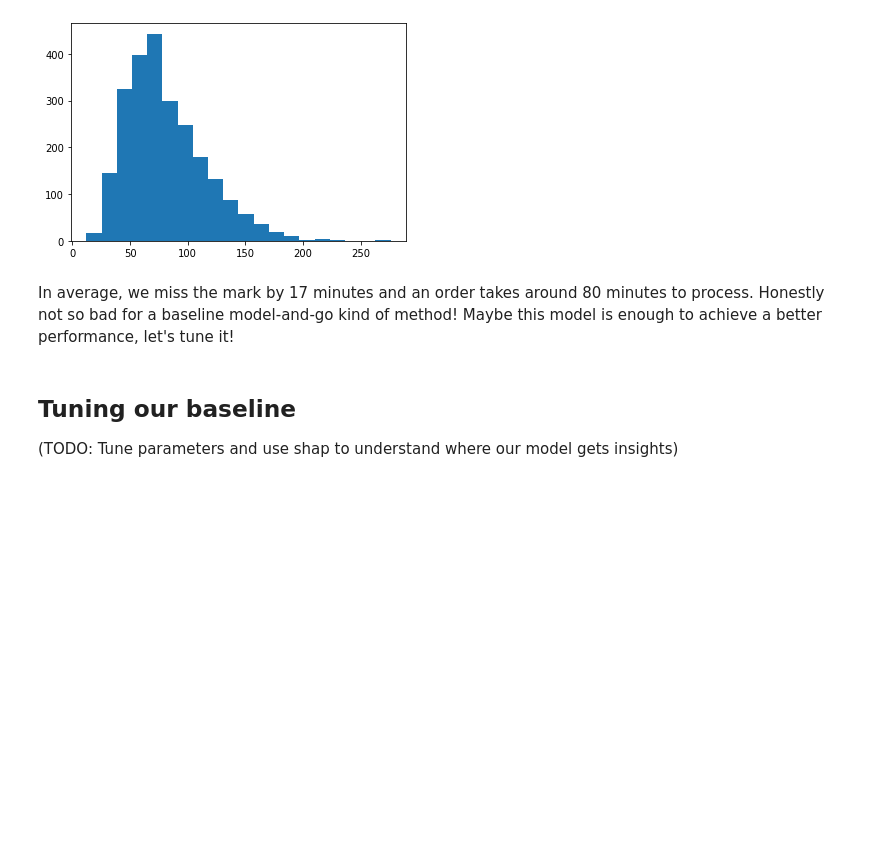
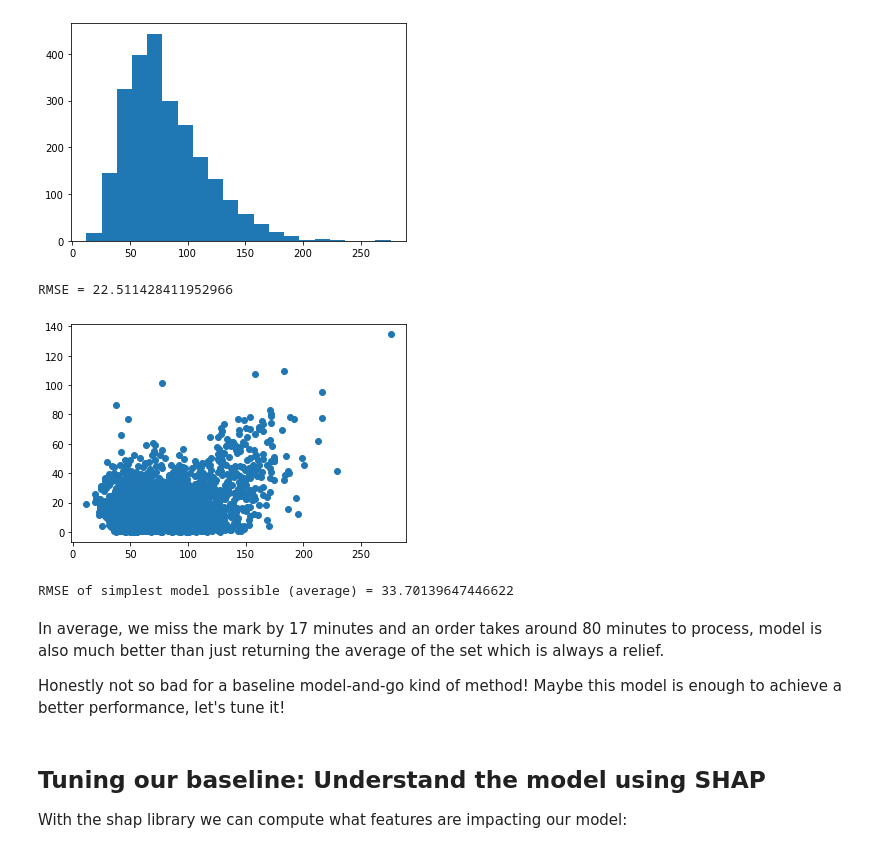
Before and after one commit to harrisonford/cornershop_estimator, a Jupyter notebook: 00_Model.ipynb, the cells around one changed output. Saved outputs shown, nothing was run; the diff lists cells and outputs as text; code cells hidden in the pictures; blank space fills up the shorter version.

```diff
--- a/00_Model.ipynb
+++ b/00_Model.ipynb
@@ -175,10 +174,34 @@ Average minutes of an order = 80.55005531193764
         275.89895343]),
  <BarContainer object of 20 artists>)
 [figure]
+# %%
+# calculate RMSE
+rms = mean_squared_error(y_test, lgb_test_pred, squared=False)
+print(f'RMSE = {rms}')
+# %% [output]
+RMSE = 22.511428411952966
+# %%
+# we would at least like that the values with most error are those that take longer
+absolute_error = abs(lgb_test_pred - y_test)
+plt.scatter(y_test, absolute_error)
+plt.show()
+# %% [output]
+[figure, added]
+# %%
+# moment of truth: is our model better than just having the average time?
+average = y_test.mean()
+averages = [average for _ in y_test]
+rms = mean_squared_error(y_test, averages, squared=False)
+print(f'RMSE of simplest model possible (average) = {rms}')
+# %% [output]
+RMSE of simplest model possible (average) = 33.70139647446622
 # %% [markdown]
-In average, we miss the mark by 17 minutes and an order takes around 80 minutes to process.
+In average, we miss the mark by 17 minutes and an order takes around 80 minutes to process,
+model is also much better than just returning the average of the set which is always a relief.
+
 Honestly not so bad for a baseline model-and-go kind of method! Maybe this model is enough
 to achieve a better performance, let's tune it!
-# %% [markdown]
-## Tuning our baseline
-(TODO: Tune parameters and use shap to understand where our model gets insights)
+# %% [markdown]
+## Tuning our baseline: Understand the model using SHAP
+
+With the shap library we can compute what features are impacting our model:
```
Also changed, not shown: parts of 15 cells of this notebook, 1 other file.
